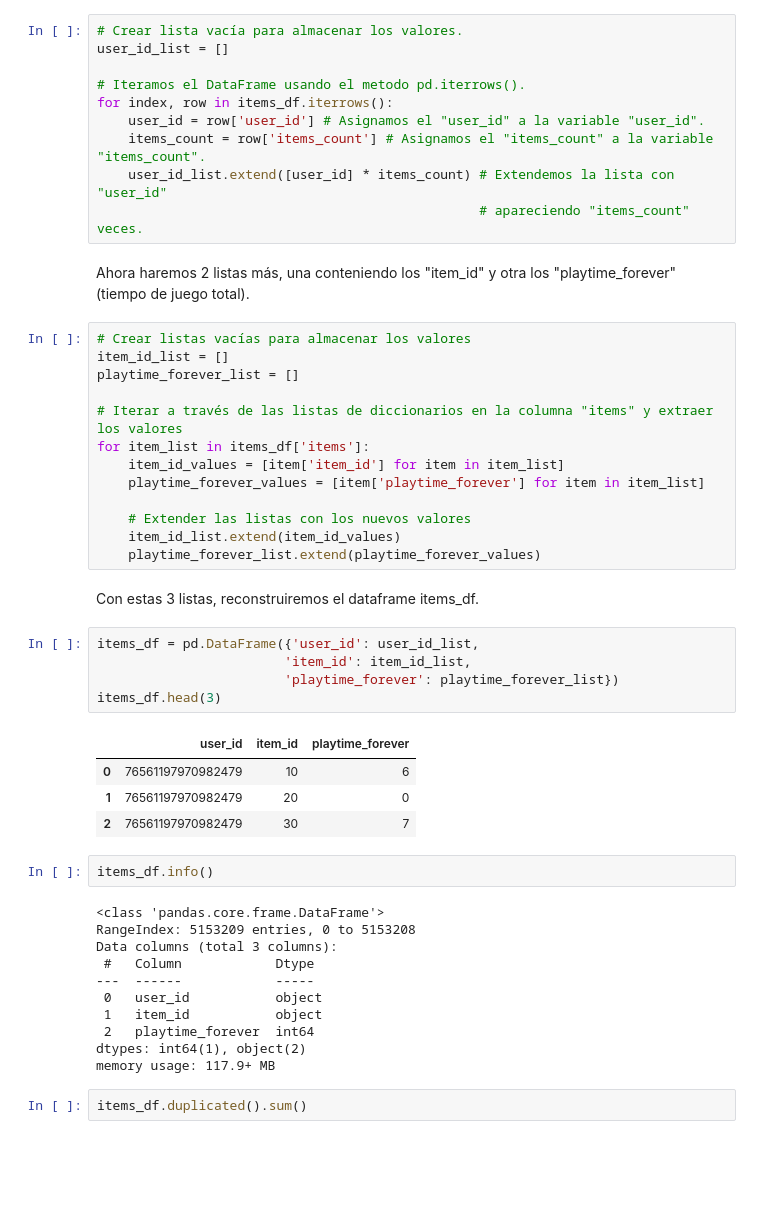
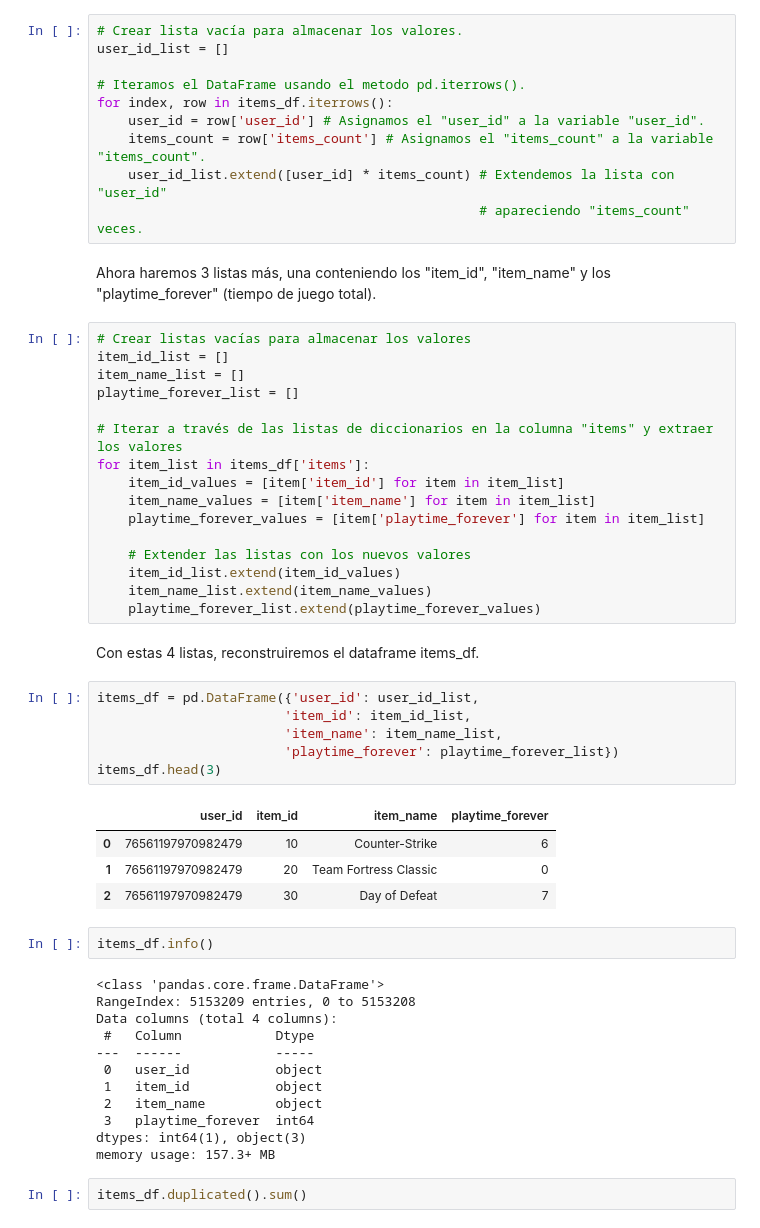
Before and after one commit to dsdrajlin/PI-MLOPs, a Jupyter notebook: ETL.ipynb, the cells around one changed output. Saved outputs shown, nothing was run; the diff lists cells and outputs as text; blank space fills up the shorter version.

```diff
--- a/ETL.ipynb
+++ b/ETL.ipynb
@@ -1087,45 +1106,50 @@ for index, row in items_df.iterrows():
     user_id_list.extend([user_id] * items_count) # Extendemos la lista con "user_id"
                                                  # apareciendo "items_count" veces.
 # %% [markdown]
-Ahora haremos 2 listas más, una conteniendo los "item_id" y otra los "playtime_forever" (tiempo de juego total).
+Ahora haremos 3 listas más, una conteniendo los "item_id",  "item_name" y los "playtime_forever" (tiempo de juego total).
 # %%
 # Crear listas vacías para almacenar los valores
 item_id_list = []
+item_name_list = []
 playtime_forever_list = []
 
 # Iterar a través de las listas de diccionarios en la columna "items" y extraer los valores
 for item_list in items_df['items']:
     item_id_values = [item['item_id'] for item in item_list]
+    item_name_values = [item['item_name'] for item in item_list]
     playtime_forever_values = [item['playtime_forever'] for item in item_list]
 
     # Extender las listas con los nuevos valores
     item_id_list.extend(item_id_values)
+    item_name_list.extend(item_name_values)
     playtime_forever_list.extend(playtime_forever_values)
 # %% [markdown]
-Con estas 3 listas, reconstruiremos el dataframe items_df.
+Con estas 4 listas, reconstruiremos el dataframe items_df.
 # %%
 items_df = pd.DataFrame({'user_id': user_id_list,
                         'item_id': item_id_list,
+                        'item_name': item_name_list,
                         'playtime_forever': playtime_forever_list})
 items_df.head(3)
 # %% [output]
-|  | user_id | item_id | playtime_forever |
-| 0 | 76561197970982479 | 10 | 6 |
-| 1 | 76561197970982479 | 20 | 0 |
-| 2 | 76561197970982479 | 30 | 7 |
+|  | user_id | item_id | item_name | playtime_forever |
+| 0 | 76561197970982479 | 10 | Counter-Strike | 6 |
+| 1 | 76561197970982479 | 20 | Team Fortress Classic | 0 |
+| 2 | 76561197970982479 | 30 | Day of Defeat | 7 |
 # %%
 items_df.info()
 # %% [output]
 <class 'pandas.core.frame.DataFrame'>
 RangeIndex: 5153209 entries, 0 to 5153208
-Data columns (total 3 columns):
+Data columns (total 4 columns):
  #   Column            Dtype
 ---  ------            -----
  0   user_id           object
  1   item_id           object
- 2   playtime_forever  int64
-dtypes: int64(1), object(2)
-memory usage: 117.9+ MB
+ 2   item_name         object
+ 3   playtime_forever  int64
+dtypes: int64(1), object(3)
+memory usage: 157.3+ MB
 # %%
 items_df.duplicated().sum()
 # %% [output]
```
Also changed, not shown: parts of 5 cells of this notebook, 3 other files.
